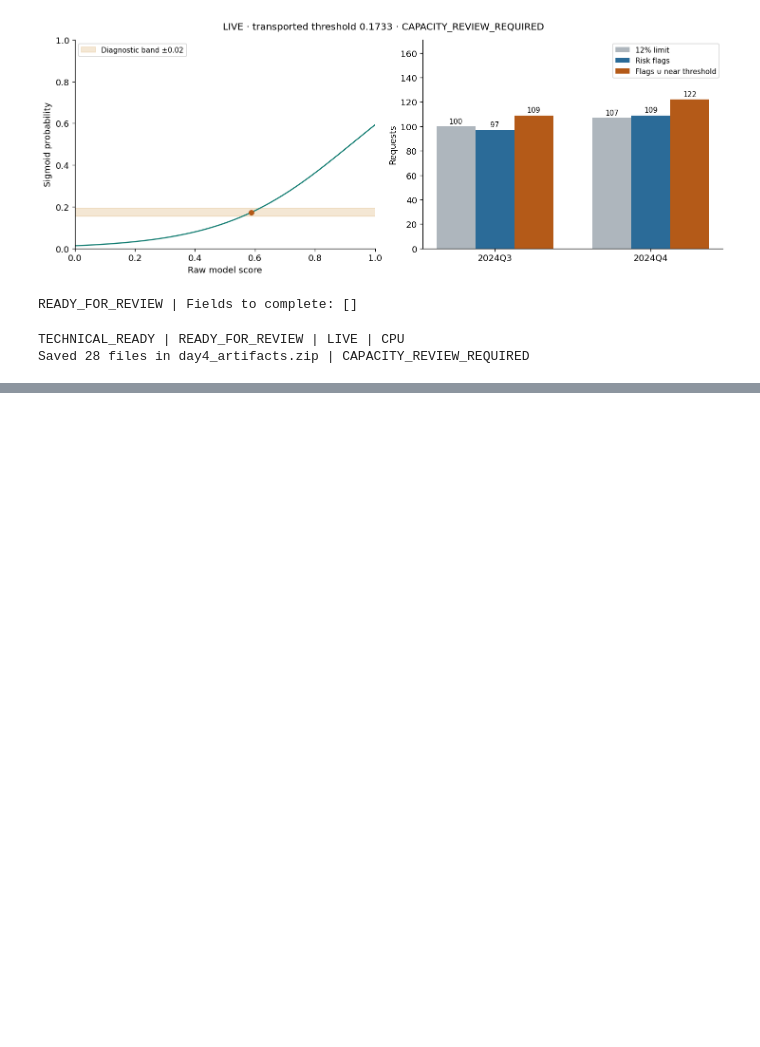
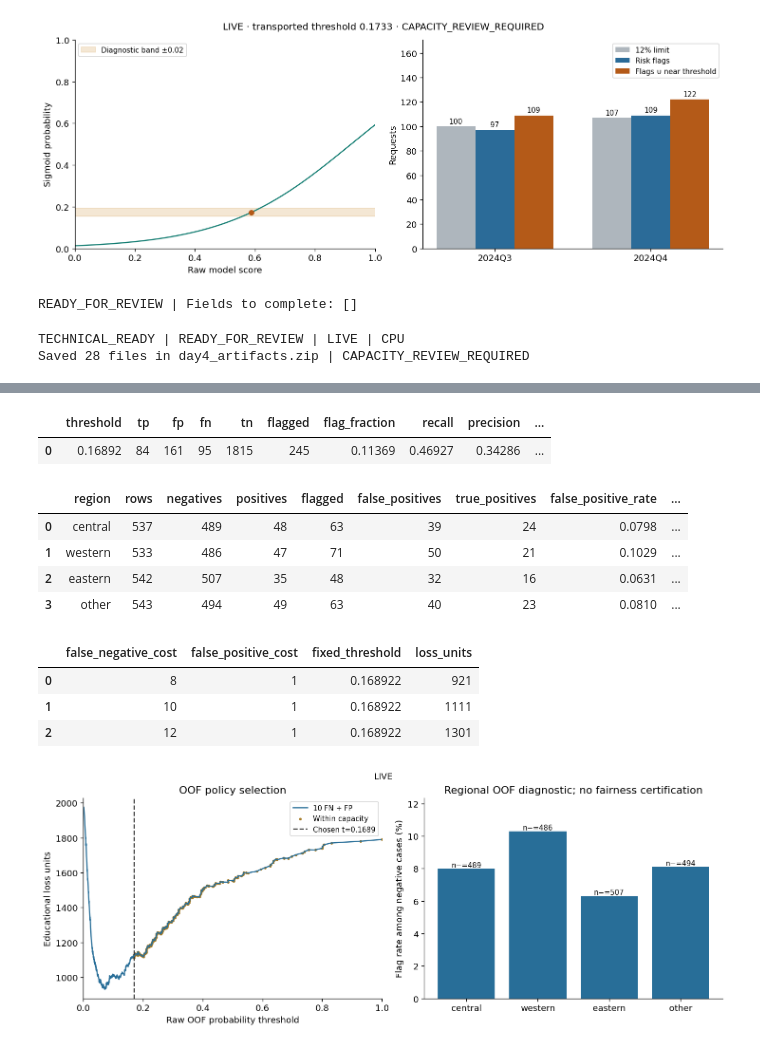
Before and after one commit to khuluodk1998/SDA-DSC-211-StudentCode, a Jupyter notebook: SDA_DSC_211_StudentCode_khuludalyousef_notebook04.ipynb, the cells around one changed output, grey strips where cells are left out. Cells and saved outputs as stored; diff of their text form; code cells hidden in the pictures; blank space fills up the shorter version.

```diff
--- a/SDA_DSC_211_StudentCode_khuludalyousef_notebook04.ipynb
+++ b/SDA_DSC_211_StudentCode_khuludalyousef_notebook04.ipynb
@@ -526,0 +691,35 @@ Saved 28 files in day4_artifacts.zip | CAPACITY_REVIEW_REQUIRED
+# %%
+policy = CostPolicy()
+selected = selected_oof(oof, gate["chosen"])
+sweep = threshold_sweep(selected, policy)
+threshold_choice = select_threshold(sweep)
+raw_threshold = float(threshold_choice["threshold"])
+regional, regional_summary = region_audit(selected, raw_threshold)
+period_capacity = period_audit(selected, raw_threshold, policy)
+sensitivity = pd.DataFrame([{"false_negative_cost":c,"false_positive_cost":1,
+    "fixed_threshold":raw_threshold,"loss_units":c*int(threshold_choice["fn"])+int(threshold_choice["fp"])} for c in (8,10,12)])
+display(pd.DataFrame([threshold_choice]).round(5)); display(regional.round(4)); display(sensitivity)
+fig, axes = plt.subplots(1,2,figsize=(12,4.5),layout="constrained")
+axes[0].plot(sweep.threshold,sweep.loss_units,color="#286e98",label="10 FN + FP")
+feasible=sweep[sweep.capacity_feasible]
+axes[0].scatter(feasible.threshold,feasible.loss_units,s=5,color="#a67a24",label="Within capacity")
+axes[0].axvline(raw_threshold,color="#333",ls="--",label=f"Chosen t={raw_threshold:.4f}")
+axes[0].set(xlim=(0,1),xlabel="Raw OOF probability threshold",ylabel="Educational loss units",title="OOF policy selection"); axes[0].legend(fontsize=9)
+axes[1].bar(regional.region,regional.false_positive_rate*100,color="#286e98")
+axes[1].set(ylabel="Flag rate among negative cases (%)",title="Regional OOF diagnostic; no fairness certification")
+for i,r in regional.iterrows(): axes[1].text(i,r.false_positive_rate*100,f"n−={r.negatives}",ha="center",va="bottom",fontsize=9)
+axes[1].margins(y=.2)
+fig.suptitle(SOURCE,fontsize=11); fig.savefig(ARTIFACTS / "day5_policy_regions.png",bbox_inches="tight"); plt.show()
+# %% [output]
+|  | threshold | tp | fp | fn | tn | flagged | flag_fraction | recall | precision | ... |
+| 0 | 0.16892 | 84 | 161 | 95 | 1815 | 245 | 0.11369 | 0.46927 | 0.34286 | ... |
+|  | region | rows | negatives | positives | flagged | false_positives | true_positives | false_positive_rate | ... |
+| 0 | central | 537 | 489 | 48 | 63 | 39 | 24 | 0.0798 | ... |
+| 1 | western | 533 | 486 | 47 | 71 | 50 | 21 | 0.1029 | ... |
+| 2 | eastern | 542 | 507 | 35 | 48 | 32 | 16 | 0.0631 | ... |
+| 3 | other | 543 | 494 | 49 | 63 | 40 | 23 | 0.0810 | ... |
+|  | false_negative_cost | false_positive_cost | fixed_threshold | loss_units |
+| 0 | 8 | 1 | 0.168922 | 921 |
+| 1 | 10 | 1 | 0.168922 | 1111 |
+| 2 | 12 | 1 | 0.168922 | 1301 |
+[figure, added]
```
Also changed, not shown: parts of 9 cells of this notebook.
